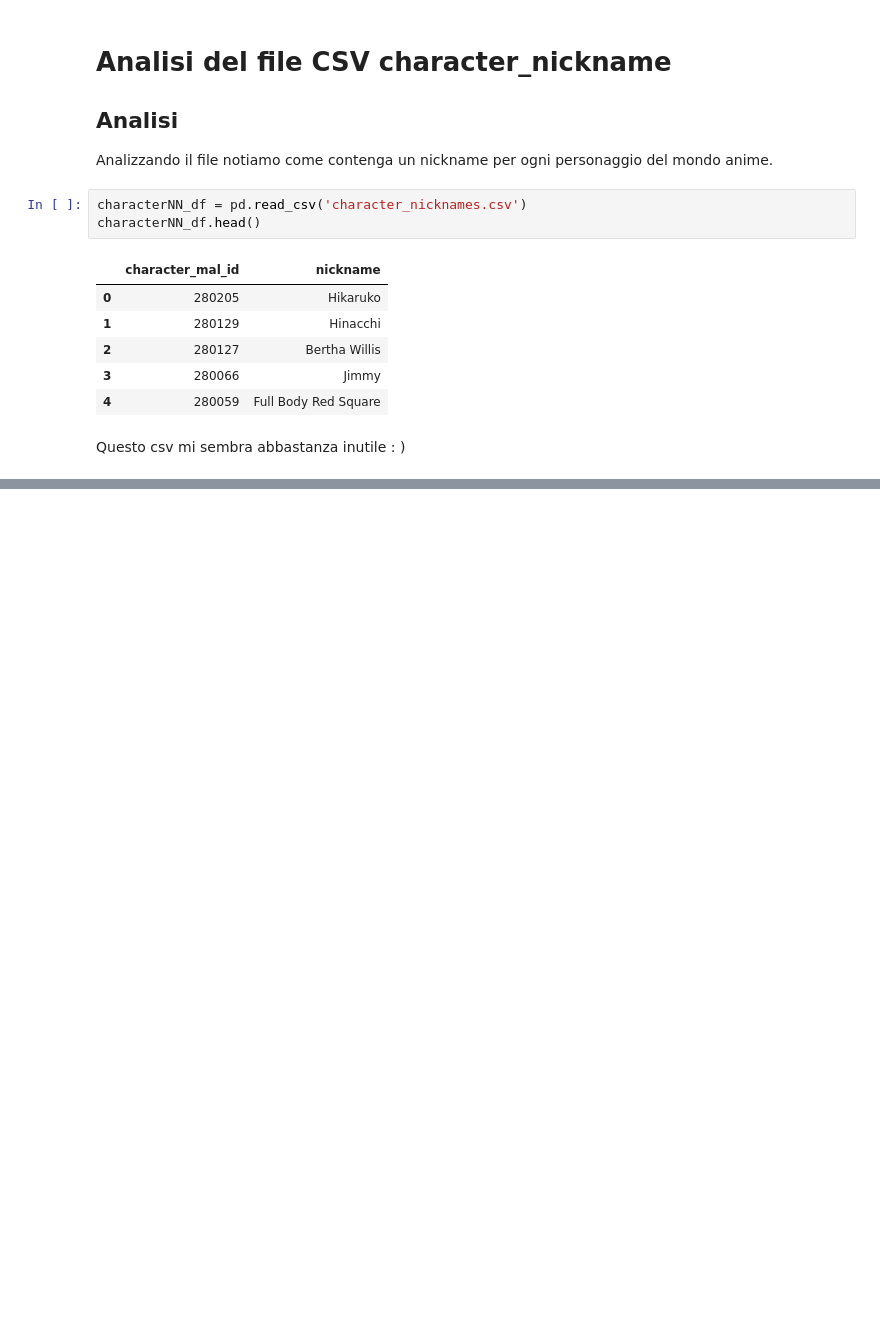
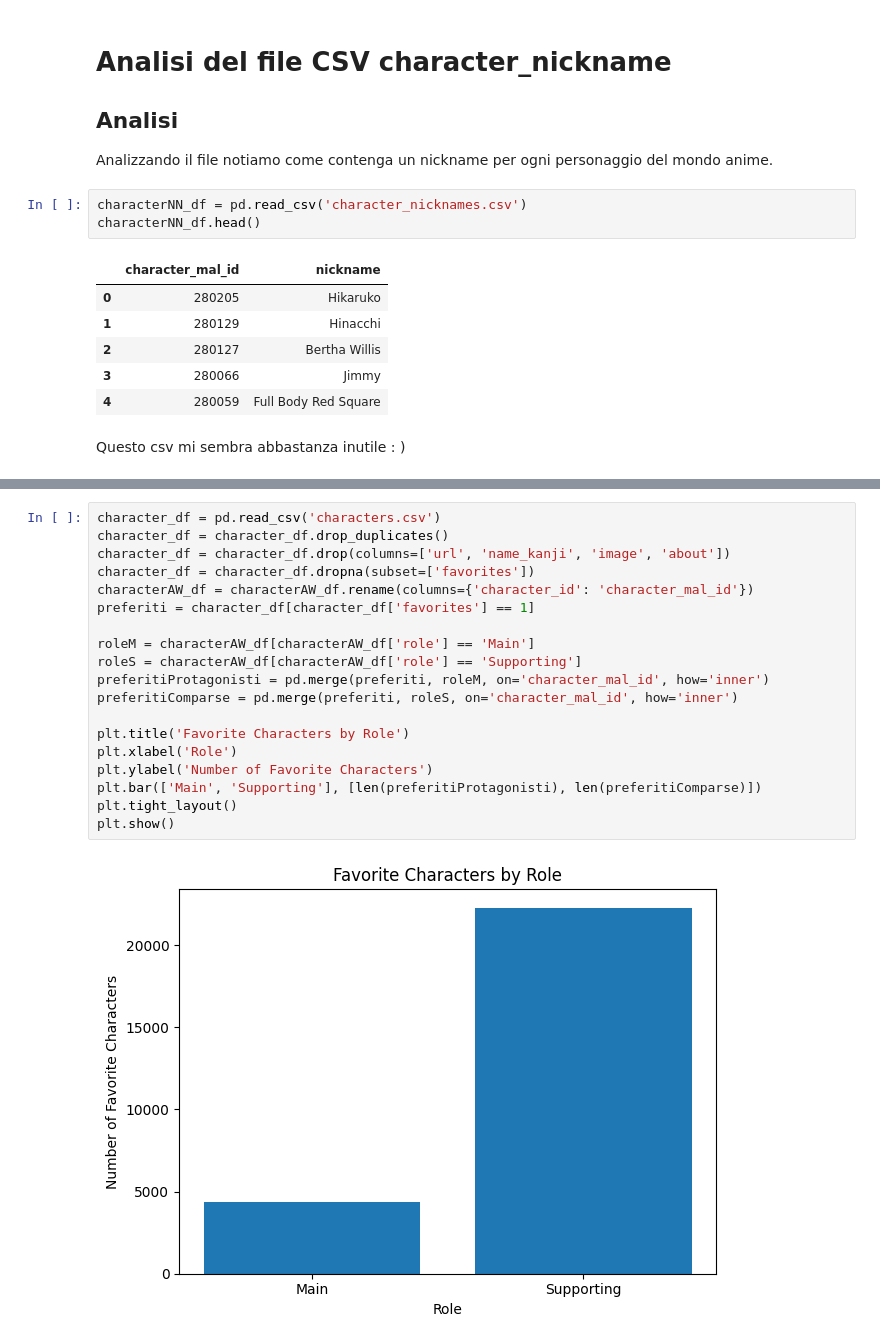
Before and after one commit to LeonardoFerraud/HCI---progetto-finale-Ferraud-Russo-2, a Jupyter notebook: AnalisiDataset1.ipynb, the cells around one changed output, grey strips where cells are left out. Cells and saved outputs as stored; diff of their text form; blank space fills up the shorter version.

```diff
--- a/AnalisiDataset1.ipynb
+++ b/AnalisiDataset1.ipynb
@@ -71,0 +77,21 @@ Questo csv mi sembra abbastanza inutile : )
+# %%
+character_df = pd.read_csv('characters.csv')
+character_df = character_df.drop_duplicates()
+character_df = character_df.drop(columns=['url', 'name_kanji', 'image', 'about'])
+character_df = character_df.dropna(subset=['favorites'])
+characterAW_df = characterAW_df.rename(columns={'character_id': 'character_mal_id'})
+preferiti = character_df[character_df['favorites'] == 1]
+
+roleM = characterAW_df[characterAW_df['role'] == 'Main']
+roleS = characterAW_df[characterAW_df['role'] == 'Supporting']
+preferitiProtagonisti = pd.merge(preferiti, roleM, on='character_mal_id', how='inner')
+preferitiComparse = pd.merge(preferiti, roleS, on='character_mal_id', how='inner')
+
+plt.title('Favorite Characters by Role')
+plt.xlabel('Role')
+plt.ylabel('Number of Favorite Characters')
+plt.bar(['Main', 'Supporting'], [len(preferitiProtagonisti), len(preferitiComparse)])
+plt.tight_layout()
+plt.show()
+# %% [output]
+[figure, added]
```
Also changed, not shown: parts of 2 cells of this notebook.
